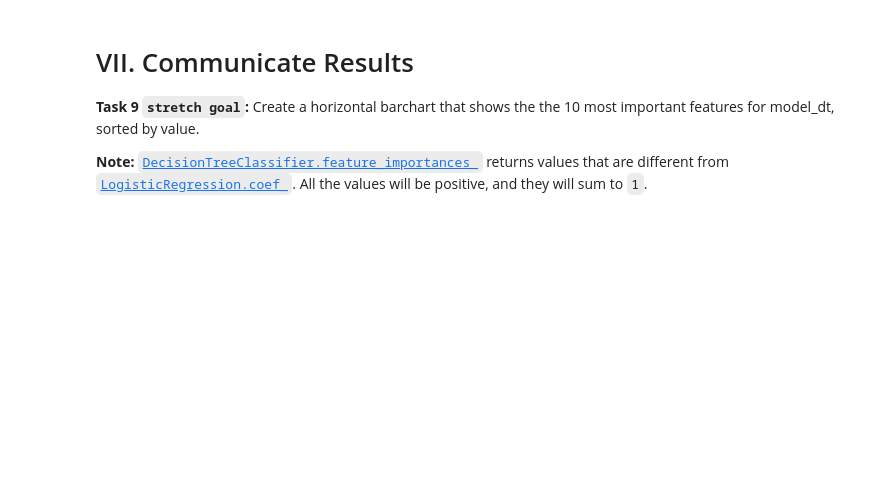
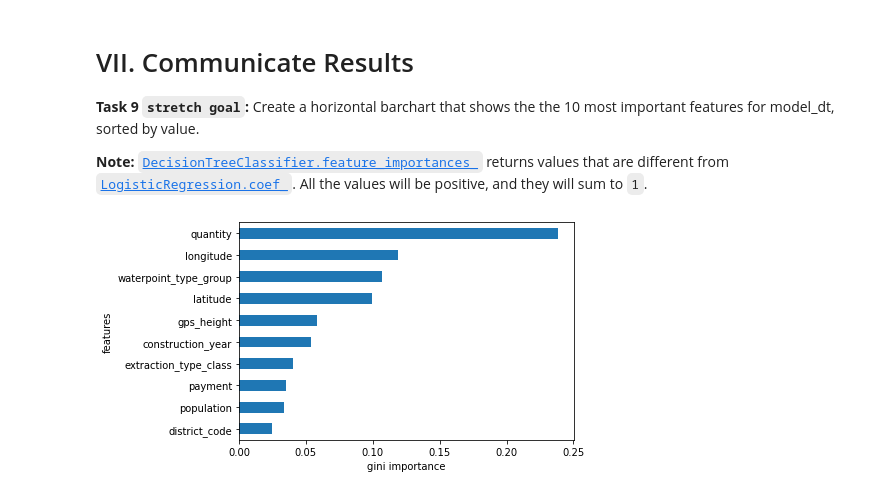
Before and after one commit to Vasanta2002/Data_Wrangling, a Jupyter notebook: module1-decision-trees/LS_DS_221_assignments.ipynb, the cells around one changed output. Drawn from its saved outputs; the diff is of its cells as text; code cells hidden in the pictures; blank space fills up the shorter version.

```diff
--- a/module1-decision-trees/LS_DS_221_assignments.ipynb
+++ b/module1-decision-trees/LS_DS_221_assignments.ipynb
@@ -78,7 +160,11 @@ y = ...
+# %%
+target = 'status_group'
+X = train.drop(columns= target)
+y = train[target]
 # %% [markdown]
 **Task 4:** Using a randomized split, divide `X` and `y` into a training set (`X_train`, `y_train`) and a validation set (`X_val`, `y_val`).
 # %%
-X_train, X_val, y_train, y_val = ..., ..., ..., ...
+X_train, X_val, y_train, y_val = train_test_split(X, y, test_size=0.2, random_state=42)
 # %% [markdown]
 # III. Establish Baseline
 
@@ -121,3 +310,11 @@ print('Validation Accuracy Score:', val_acc)
 **Task 9 `stretch goal`:** Create a horizontal barchart that shows the the 10 most important features for model_dt, sorted by value.
 
 **Note:** [`DecisionTreeClassifier.feature_importances_`](https://scikit-learn.org/stable/modules/generated/sklearn.tree.DecisionTreeClassifier.html?highlight=decisiontreecla#sklearn.tree.DecisionTreeClassifier.feature_importances_) returns values that are different from [`LogisticRegression.coef_`](https://scikit-learn.org/stable/modules/generated/sklearn.linear_model.LogisticRegression.html). All the values will be positive, and they will sum to `1`.
+# %%
+features = model_dt.named_steps['ordinalencoder'].get_feature_names()
+gini_importances = model_dt.named_steps['decisiontreeclassifier'].feature_importances_
+pd.Series(data=gini_importances, index=features).sort_values(key=abs).tail(10).plot(kind='barh')
+plt.ylabel('features')
+plt.xlabel('gini importance');
+# %% [output]
+[figure, added]
```
Also changed, not shown: parts of 23 cells of this notebook.
